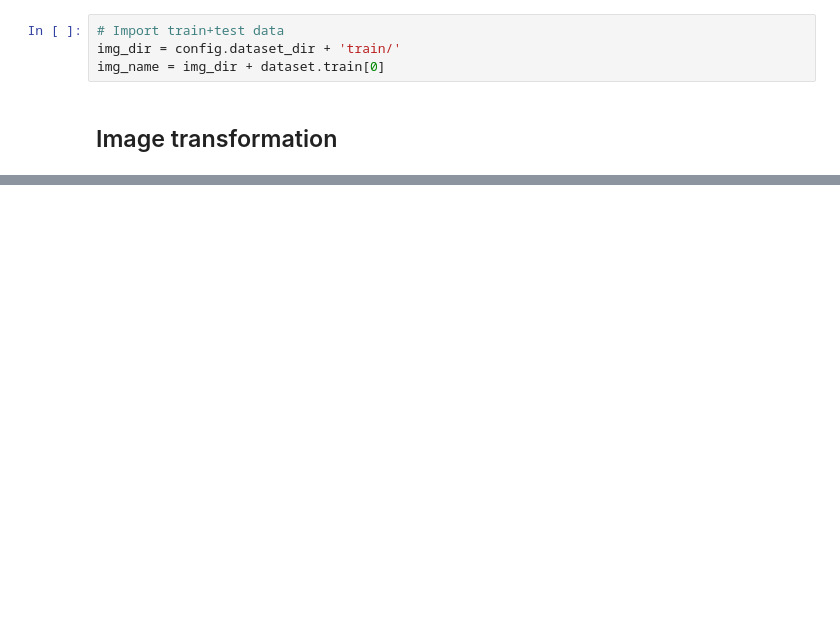
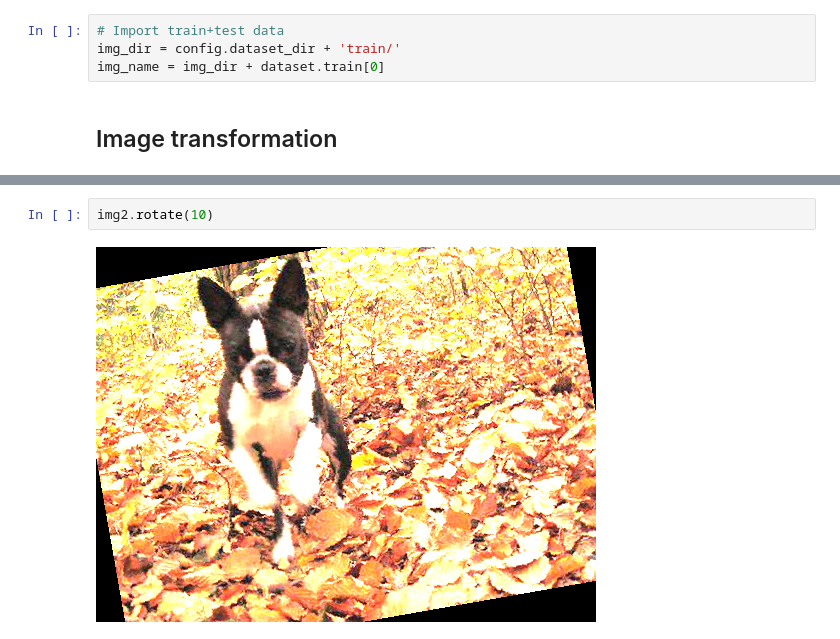
Before and after one commit to voschezang/trash-image-classification, a Jupyter notebook: src/image-transformations.ipynb, the cells around one changed output, grey strips where cells are left out. Cells and saved outputs as stored; diff of their text form; blank space fills up the shorter version.

```diff
--- a/src/image-transformations.ipynb
+++ b/src/image-transformations.ipynb
@@ -28,0 +31,4 @@ img2
+# %%
+img2.rotate(10)
+# %% [output]
+[figure, added]
```
Also changed, not shown: parts of 19 cells of this notebook, 6 other files.
